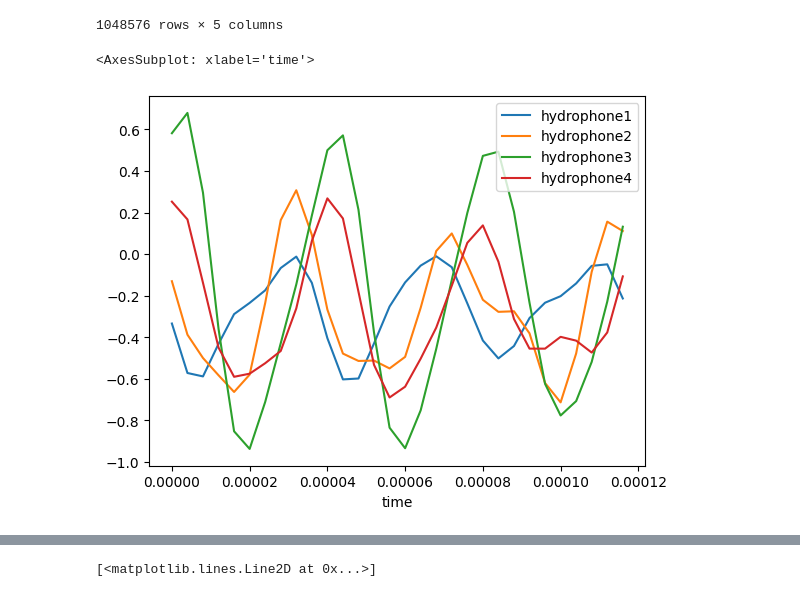
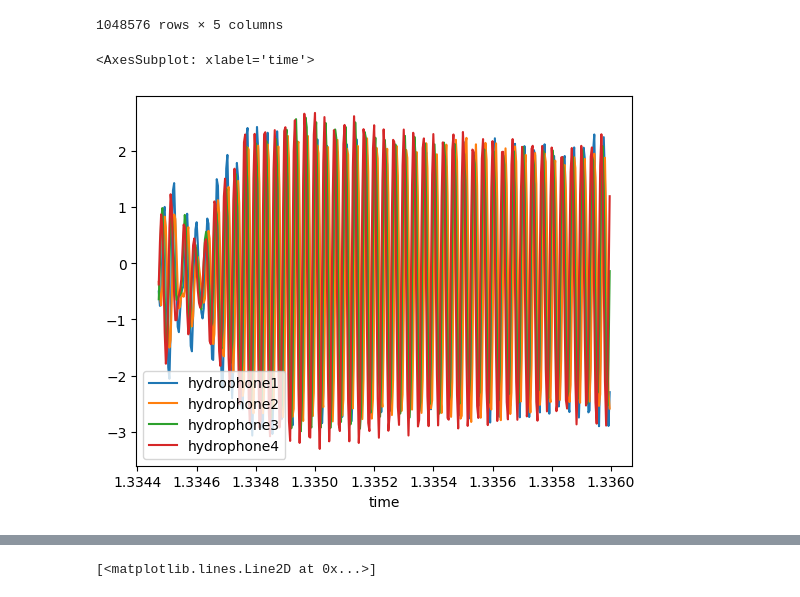
Before and after one commit to AdityaShelke29/robotics_club, a Jupyter notebook: sonar_work/fourier_analysis.ipynb, the cells around one changed output, grey strips where cells are left out. Cells and saved outputs as stored; diff of their text form; code cells hidden in the pictures.

```diff
--- a/sonar_work/fourier_analysis.ipynb
+++ b/sonar_work/fourier_analysis.ipynb
@@ -90,11 +90,12 @@ hydrophoneData
 # %%
 # Takes the first 30 samples from each of the hydrophones and stores them in sampleHydrophoneData for analysis.
 # These 30 samples are only used to see a visual plot of how the waves look like. It is not referenced later.
 
-sampleHydrophoneData = hydrophoneData.iloc[0:30, :]
+# sampleHydrophoneData = hydrophoneData.iloc[333618:333625, :]
+sampleHydrophoneData = hydrophoneData.iloc[333618:334000, :]
 sampleHydrophoneData = pd.DataFrame(sampleHydrophoneData)
 
 sampleHydrophoneData.plot(x = 'time')
 # %% [output]
 <AxesSubplot: xlabel='time'>
-[figure, old version]
+[figure, new version]
```
Also changed, not shown: parts of 3 cells of this notebook.
